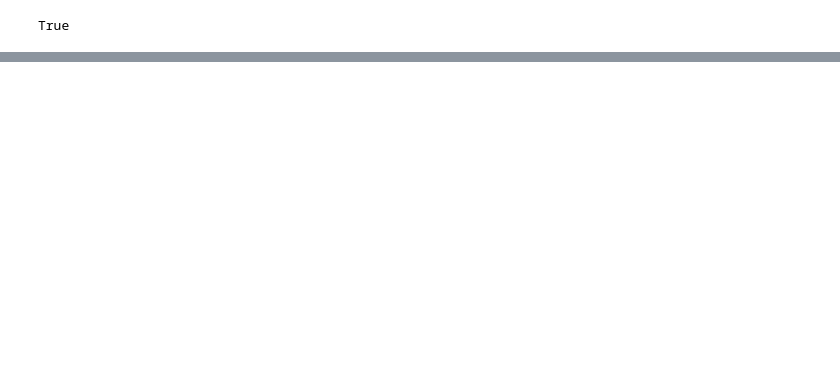
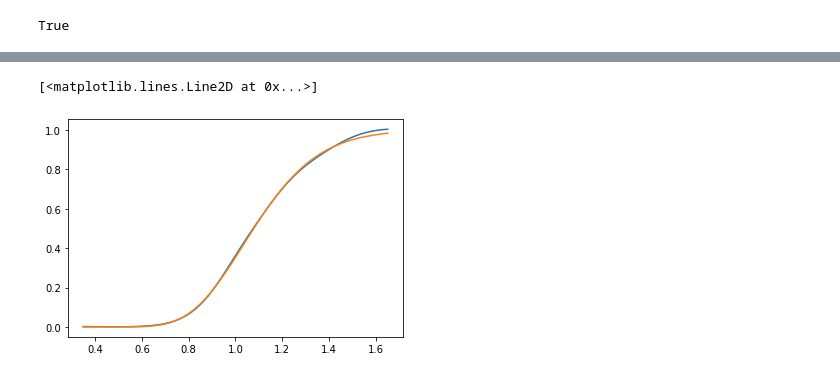
Before and after one commit to Zattera44/Speciale, a Jupyter notebook: deep_learning/diffDL_tf2.ipynb, the cells around one changed output, grey strips where cells are left out. Cells and saved outputs as stored; diff of their text form; code cells hidden in the pictures; blank space fills up the shorter version.

```diff
--- a/deep_learning/diffDL_tf2.ipynb
+++ b/deep_learning/diffDL_tf2.ipynb
@@ -402,0 +344,20 @@ ax2.tick_params(axis='y')
+# %%
+sig = np.repeat(0.2,100) #np.linspace(0.01,0.5,100)
+spt = np.linspace(0.35,1.65,100)
+xTest = np.c_[spt,sig]
+
+x_scaled = (xTest - x_mean) / x_std
+y_scaled, dydx_scaled = model.predict(x_scaled)
+
+yPred = y_mean + y_std * y_scaled
+dydxPred = y_std / x_std * dydx_scaled
+# %%
+delta = []
+for s in xTest[:,0]:
+    delta.append(bsDelta(s,1.1,0.2,1))
+
+plt.plot(xTest[:,0], dydxPred[:,0])
+plt.plot(xTest[:,0], delta)
+# %% [output]
+[<matplotlib.lines.Line2D at 0x...>]
+[figure, added]
```
Also changed, not shown: parts of 15 cells of this notebook, 18 other files.
